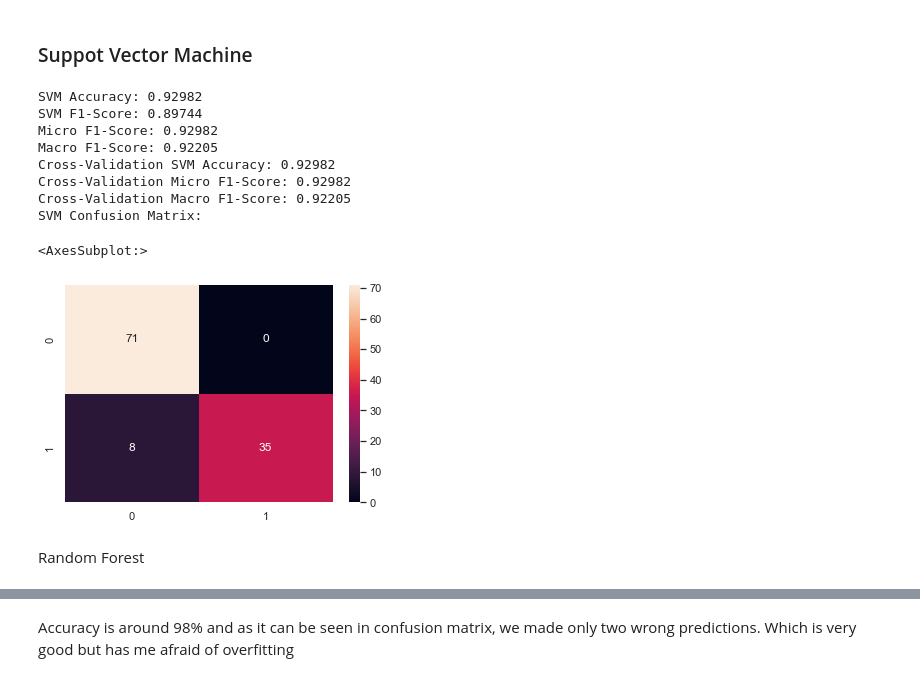
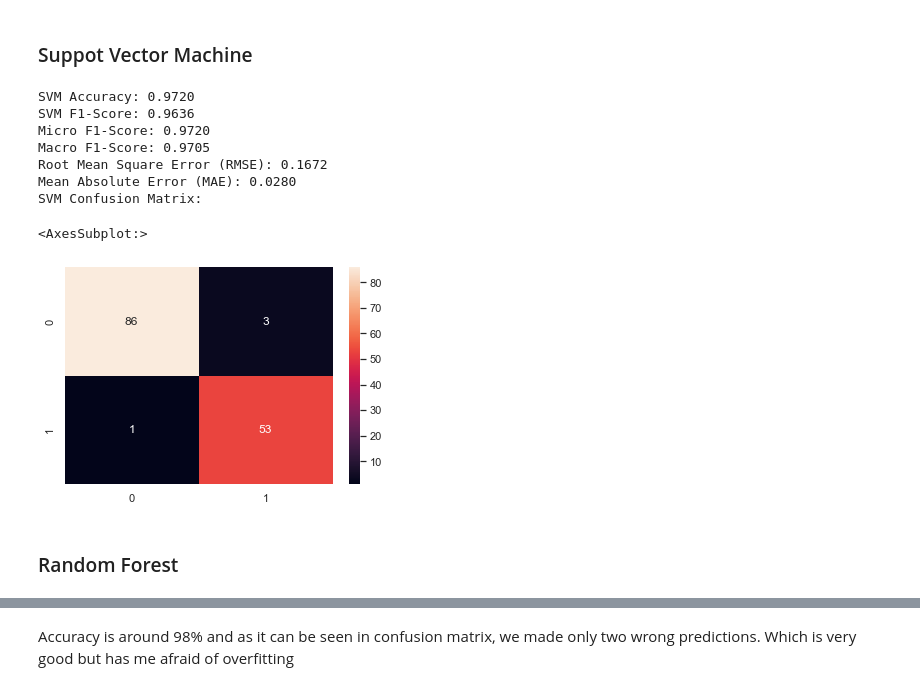
Before and after one commit to Sluss12/Applied-Machine-Learning-CS3840-01, a Jupyter notebook: final-project/matthew-slusser-final.ipynb, the cells around one changed output, grey strips where cells are left out. Drawn from its saved outputs; the diff is of its cells as text; code cells hidden in the pictures.

```diff
--- a/final-project/matthew-slusser-final.ipynb
+++ b/final-project/matthew-slusser-final.ipynb
@@ -103,9 +136,10 @@ X = cancer_features_scaled # features have been scaled and now represented by X
 drop_list1 = ['perimeter_mean','radius_mean','compactness_mean','concave points_mean','radius_se','perimeter_se','radius_worst','perimeter_worst','compactness_worst','concave points_worst','compactness_se','concave points_se','texture_worst','area_worst']
 cancer_features_1 = cancer_features.drop(drop_list1,axis = 1 )        # do not modify x, we will use it later
 cancer_features_1.head()
+cancer_features_scaled_1 = std_scaler.fit_transform(cancer_features_1)
 
 # Data splits for binary classification
-X_train, X_test, y_train, y_test = train_test_split(cancer_features_1, y_binary, test_size=0.20, random_state=42)
+X_train, X_test, y_train, y_test = train_test_split(cancer_features_scaled_1, y_binary, test_size=0.25, random_state=42)
 # %% [output]
        radius_mean  texture_mean  perimeter_mean    area_mean  \
 count   569.000000    569.000000      569.000000   569.000000
@@ -273,52 +355,48 @@ K-nearest Neighbors Confusion Matrix:
 ### Suppot Vector Machine
 # %%
 #Support vector machine binary classification on X_train and y_train
-binary_svm = SVC(kernel='poly',random_state=42)
+binary_svm = SVC(kernel='linear',random_state=42)
 binary_svm.fit(X_train,y_train)
 
 #Prediction on X_test
-y_pred_bi = binary_svm.predict(X_test)
+y_pred = binary_svm.predict(X_test)
 #Accuracy: use accuracy_score
-svm_accuracy = accuracy_score(y_test, y_pred_bi)
+svm_accuracy = accuracy_score(y_test, y_pred)
 
 #F1 score: use f1_score with average='binary'
-svm_f1 = f1_score(y_test,y_pred_bi, average='binary')
+svm_f1 = f1_score(y_test,y_pred, average='binary')
 #Micro F1 score: use f1_score with average='micro'
-svm_microf1 = f1_score(y_test,y_pred_bi, average='micro')
+svm_microf1 = f1_score(y_test,y_pred, average='micro')
 #Micro F1 score: use f1_score with average='macro'
-svm_macrof1 = f1_score(y_test,y_pred_bi, average='macro')
+svm_macrof1 = f1_score(y_test,y_pred, average='macro')
 
-#Cross validation evaluation
-cv_results = cross_validate(binary_reg, X, cancer_labels, cv=5, scoring=("accuracy","f1_micro","f1_macro"))
-#Accuracy: use mean() on cv_results['test_accuracy']
-cv_reg_accuracy = mean(cv_results['test_accuracy'])
-#Micro F1 score: use mean() on cv_results['test_f1_micro']
-cv_svm_microf1 = mean(cv_results['test_f1_micro'])
-#Micro F1 score: use mean() on cv_results['test_f1_macro']
-cv_svm_macrof1 = mean(cv_results['test_f1_macro'])
+#Get mean square error using mean_squared_error with y_test and y_predict
+svm_mse = mean_squared_error(y_test, y_pred)
+svm_rmse = np.sqrt(svm_mse)
 
-print('SVM Accuracy: {:.5f}'.format(svm_accuracy))
-print('SVM F1-Score: {:.5f}'.format(svm_f1))
-print('Micro F1-Score: {:.5f}'.format(svm_microf1))
-print('Macro F1-Score: {:.5f}'.format(svm_macrof1))
-print('Cross-Validation Accuracy: {:.5f}'.format(svm_accuracy))
-print('Cross-Validation Micro F1: {:.5f}'.format(svm_microf1))
-print('Cross-Validation Macro F1: {:.5f}'.format(svm_macrof1))
+#Please get mean absolute error using mean_absolute_error with y_test and y_predict
+svm_mae = mean_absolute_error(y_test, y_pred)
+
+print('SVM Accuracy: {:.4f}'.format(svm_accuracy))
+print('SVM F1-Score: {:.4f}'.format(svm_f1))
+print('Micro F1-Score: {:.4f}'.format(svm_microf1))
+print('Macro F1-Score: {:.4f}'.format(svm_macrof1))
+print('Root Mean Square Error (RMSE): {:.4f}'.format(svm_rmse))
+print('Mean Absolute Error (MAE): {:.4f}'.format(svm_mae))
 print('SVM Confusion Matrix: ')
-cm = confusion_matrix(y_test,y_pred_bi)
-sns.heatmap(cm,annot=True,fmt="d")
+svm_cm = confusion_matrix(y_test,y_pred)
+sns.heatmap(svm_cm,annot=True,fmt="d")
 # %% [output]
-SVM Accuracy: 0.92982
-SVM F1-Score: 0.89744
-Micro F1-Score: 0.92982
-Macro F1-Score: 0.92205
-Cross-Validation SVM Accuracy: 0.92982
-Cross-Validation Micro F1-Score: 0.92982
-Cross-Validation Macro F1-Score: 0.92205
+SVM Accuracy: 0.9720
+SVM F1-Score: 0.9636
+Micro F1-Score: 0.9720
+Macro F1-Score: 0.9705
+Root Mean Square Error (RMSE): 0.1672
+Mean Absolute Error (MAE): 0.0280
 SVM Confusion Matrix:
 <AxesSubplot:>
-[figure, old version]
+[figure, new version]
-# %% [markdown]
-Random Forest
+# %% [markdown]
+### Random Forest
 # %%
 # random forest classifier with n_estimators=10 (default)
```
Also changed, not shown: parts of 33 cells of this notebook.
